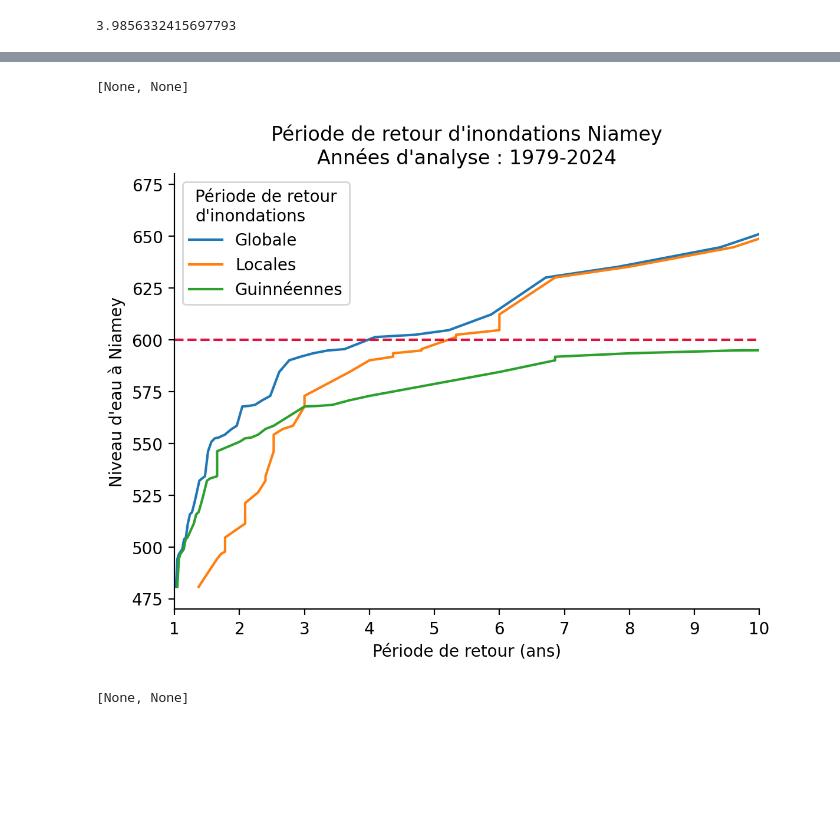
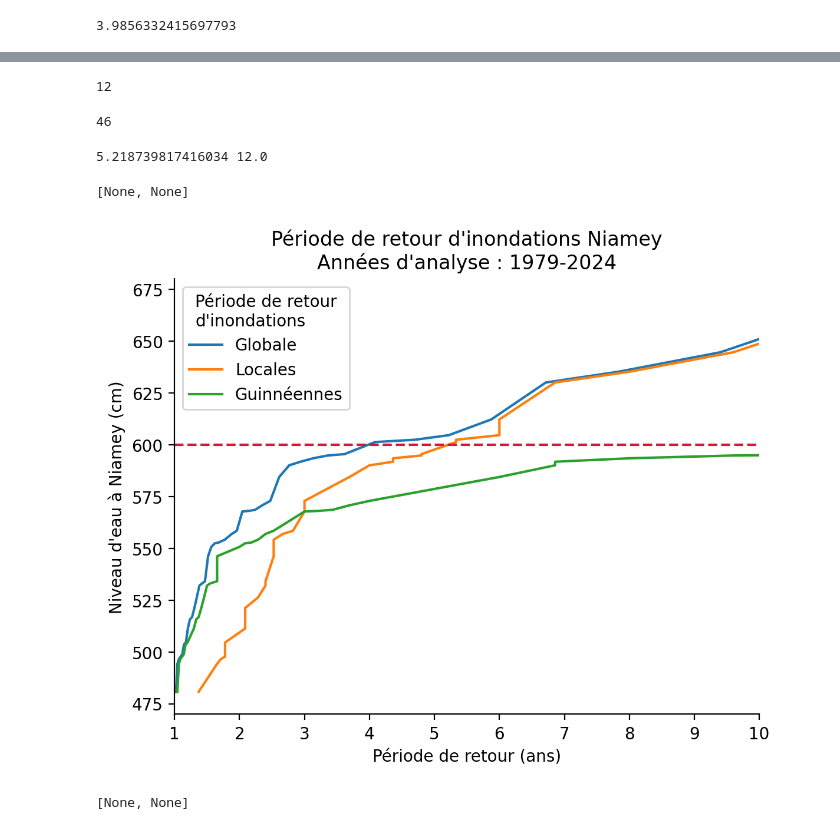
Before and after one commit to OCHA-DAP/pa-aa-ner-flooding, a Jupyter notebook: exploration/2025/niamey_level.ipynb, the cells around one changed output, grey strips where cells are left out. Saved outputs shown, nothing was run; the diff lists cells and outputs as text; code cells hidden in the pictures; blank space fills up the shorter version.

Commit message:
niamey station

```diff
--- a/exploration/2025/niamey_level.ipynb
+++ b/exploration/2025/niamey_level.ipynb
@@ -65,6 +60,8 @@ df_plot["plot_date"] = df_plot["time"].map(
         day=x.day,
     )
 )
+# %%
+df_plot["level"] = calculate_stage(df_plot["runoff_mean"])
 # %%
 fig, ax = plt.subplots(figsize=(10, 5), dpi=200)
 
@@ -90,3 +87,25 @@ ax.set_xlim((df_plot["plot_date"].min(), df_plot["plot_date"].max()))
 # %% [output]
 [None, None]
 [figure]
+# %%
+fig, ax = plt.subplots(figsize=(10, 5), dpi=200)
+
+for year, group in df_plot.groupby(df_plot["time"].dt.year):
+    group.plot(
+        x="plot_date",
+        y="level",
+        ax=ax,
+        legend=False,
+        color="k",
+        alpha=0.2,
+        linewidth=0.5,
+    )
+
+df_plot.groupby("plot_date")["level"].mean().plot(ax=ax, color="k")
+
+ax.xaxis.set_major_locator(mdates.MonthLocator())
+ax.xaxis.set_major_formatter(mdates.DateFormatter("%b"))
+
+ax.set_ylim(bottom=0)
+ax.set_xlim((df_plot["plot_date"].min(), df_plot["plot_date"].max()))
+[ax.spines[x].set_visible(False) for x in ["top", "right"]]
@@ -234,0 +251,8 @@ rp_l
+# %%
+len(df_peaks[df_peaks["level"] >= thresh])
+# %% [output]
+12
+# %%
+len(df_peaks)
+# %% [output]
+46
@@ -235,30 +263,34 @@ rp_l
+# %%
+print(rp_l, rp_g)
+# %% [output]
+5.218739817416034 12.0
 # %%
 fig, ax = plt.subplots(dpi=200)
 for col, label in [
     ("level_rp", "Globale"),
     ("l_rp", "Locales"),
     ("g_rp", "Guinnéennes"),
 ]:
     df_peaks.sort_values("level").plot(x=col, y="level", ax=ax, label=label)
 
 ax.set_xlabel("Période de retour (ans)")
-ax.set_ylabel("Niveau d'eau à Niamey")
+ax.set_ylabel("Niveau d'eau à Niamey (cm)")
 
 ax.set_xlim((1, 10))
 ax.set_ylim(top=680)
 
 ax.axhline(600, linestyle="--", color="crimson")
 
 ax.legend(title="Période de retour\nd'inondations")
 
 ax.set_title(
     "Période de retour d'inondations Niamey\nAnnées d'analyse : 1979-2024"
 )
 
 [ax.spines[x].set_visible(False) for x in ["top", "right"]]
 # %% [output]
 [None, None]
-[figure, old version]
+[figure, new version]
 # %%
 minval, maxval = (
     min(df_peaks_g["level"].min(), df_peaks_l["level"].min()),
```
Also changed, not shown: parts of 53 cells of this notebook, 4 other files.
